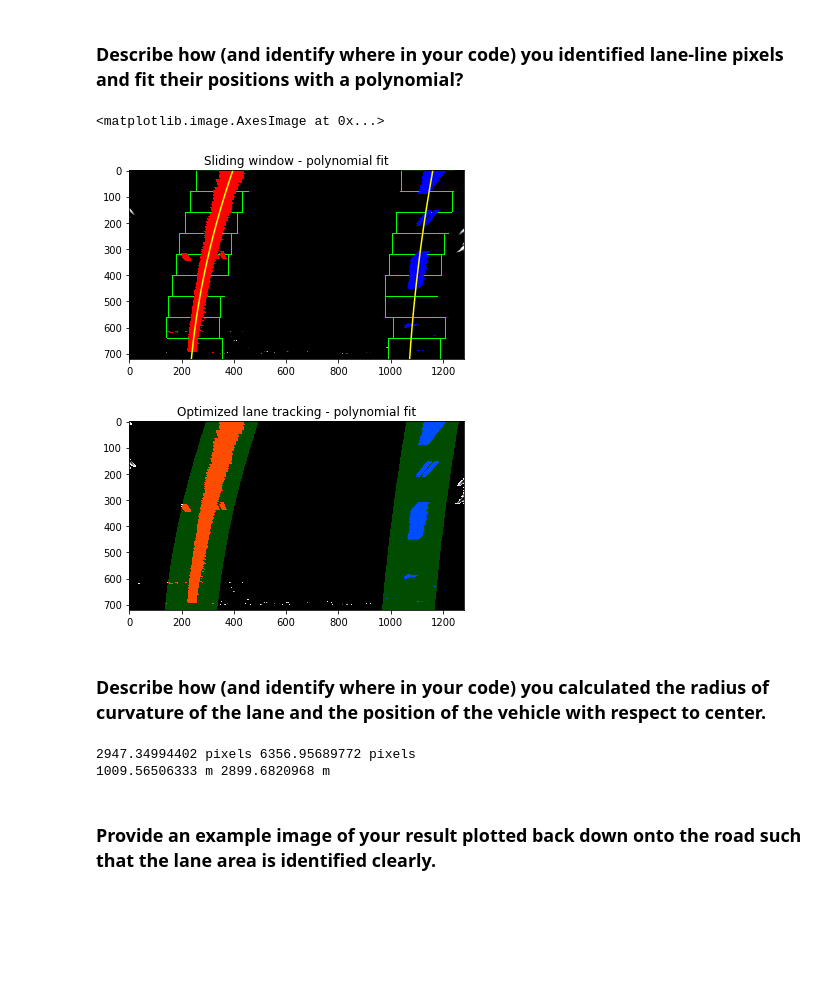
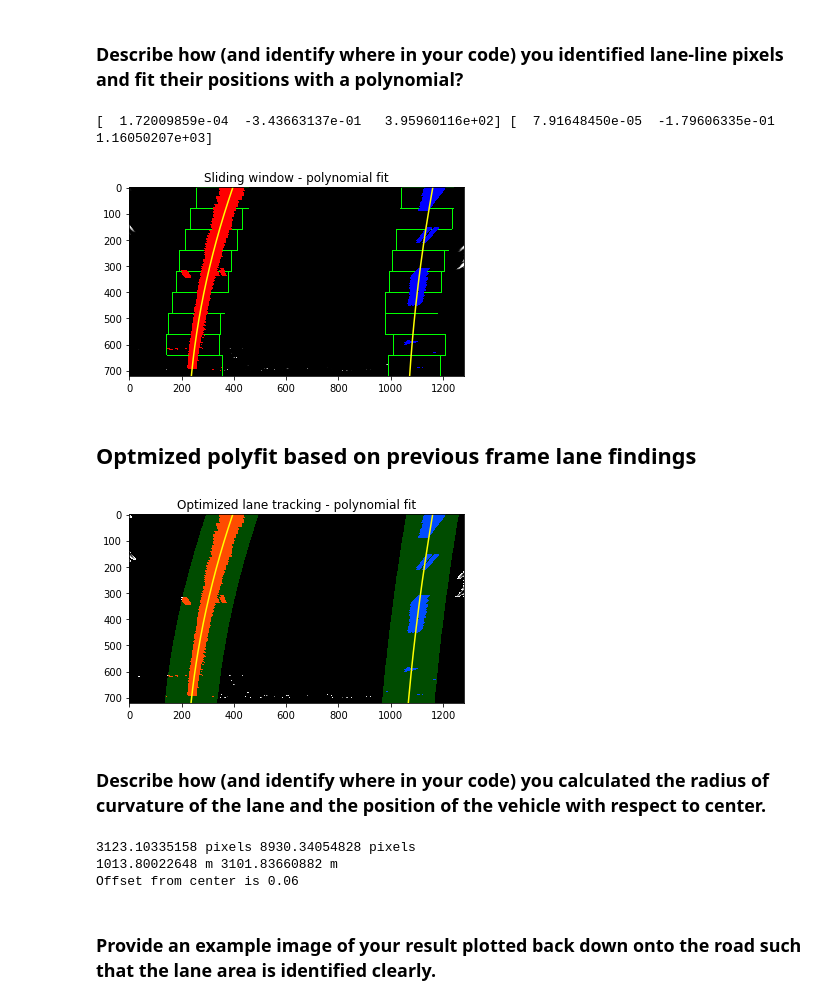
Before and after one commit to kalyanavvaru/selfdrivingcar-2-advanced-lane-finding, a Jupyter notebook: AdvancedLaneFinding.ipynb, the cells around one changed output. Cells and saved outputs as stored; diff of their text form; code cells hidden in the pictures; blank space fills up the shorter version.

```diff
--- a/AdvancedLaneFinding.ipynb
+++ b/AdvancedLaneFinding.ipynb
@@ -344,9 +344,12 @@ plt.plot(left_fitx, ploty, color='yellow')
 plt.plot(right_fitx, ploty, color='yellow')
 plt.title("Sliding window - polynomial fit")
 plt.imshow(sliding_window_poly_fit)
+print(left_fit, right_fit)
 # %% [output]
-<matplotlib.image.AxesImage at 0x...>
+[  1.72009859e-04  -3.43663137e-01   3.95960116e+02] [  7.91648450e-05  -1.79606335e-01   1.16050207e+03]
 [figure]
+# %% [markdown]
+## Optmized polyfit based on previous frame lane findings
 # %%
 # Load our image
 filename = "test6.jpg"
@@ -369,9 +372,9 @@ def fit_poly(img_shape, leftx, lefty, rightx, righty):
     left_fitx = left_fit[0]*ploty**2 + left_fit[1]*ploty + left_fit[2]
     right_fitx = right_fit[0]*ploty**2 + right_fit[1]*ploty + right_fit[2]
 
-    return left_fitx, right_fitx, ploty
+    return left_fitx, right_fitx, ploty, left_fit, right_fit
 
-def search_around_poly(birds_eye_img):
+def search_around_poly(birds_eye_img, left_fit, right_fit):
     birds_eye_img = cv2.cvtColor(birds_eye_img, cv2.COLOR_RGB2GRAY)
     # HYPERPARAMETER
     # Choose the width of the margin around the previous polynomial to search
@@ -401,7 +404,7 @@ def search_around_poly(birds_eye_img):
     righty = nonzeroy[right_lane_inds]
 
     # Fit new polynomials
-    left_fitx, right_fitx, ploty = fit_poly(birds_eye_img.shape, leftx, lefty, rightx, righty)
+    left_fitx, right_fitx, ploty, left_fit, right_fit = fit_poly(birds_eye_img.shape, leftx, lefty, rightx, righty)
 
     ## Visualization ##
     # Create an image to draw on and an image to show the selection window
@@ -412,39 +415,39 @@ def search_around_poly(birds_eye_img):
     out_img[nonzeroy[right_lane_inds], nonzerox[right_lane_inds]] = [0, 0, 255]
 
     # Generate a polygon to illustrate the search window area
     # And recast the x and y points into usable format for cv2.fillPoly()
     left_line_window1 = np.array([np.transpose(np.vstack([left_fitx-margin, ploty]))])
     left_line_window2 = np.array([np.flipud(np.transpose(np.vstack([left_fitx+margin,
                               ploty])))])
     left_line_pts = np.hstack((left_line_window1, left_line_window2))
     right_line_window1 = np.array([np.transpose(np.vstack([right_fitx-margin, ploty]))])
     right_line_window2 = np.array([np.flipud(np.transpose(np.vstack([right_fitx+margin,
                               ploty])))])
     right_line_pts = np.hstack((right_line_window1, right_line_window2))
 
     # Draw the lane onto the warped blank image
     cv2.fillPoly(window_img, np.int_([left_line_pts]), (0,255, 0))
     cv2.fillPoly(window_img, np.int_([right_line_pts]), (0,255, 0))
     result = cv2.addWeighted(out_img, 1, window_img, 0.3, 0)
 
 
     ## End visualization steps ##
-
-    return result, ploty, left_fit, right_fit
+#
+    return result, ploty, left_fit, right_fit, left_fitx, right_fitx
 
 # Run image through the pipeline
 # Note that in your project, you'll also want to feed in the previous fits
-result, ploty, left_fit, right_fit = search_around_poly(threshold_binary_birds_eye_transformed)
+result, ploty, left_fit, right_fit, left_fitx, right_fitx = search_around_poly(threshold_binary_birds_eye_transformed,left_fit,right_fit)
 
 # View your output
 plt.imshow(result)
 # # Plot the polynomial lines onto the image
-# plt.plot(left_fitx, ploty, color='yellow')
-# plt.plot(right_fitx, ploty, color='yellow')
+plt.plot(left_fitx, ploty, color='yellow')
+plt.plot(right_fitx, ploty, color='yellow')
 plt.title("Optimized lane tracking - polynomial fit")
 plt.imsave('output_images/threshold_binary_warped_optimized_'+filename, result,cmap='gray')
 # %% [output]
-[figure, old version]
+[figure, new version]
 # %% [markdown]
 ### Describe how (and identify where in your code) you calculated the radius of curvature of the lane and the position of the vehicle with respect to center.
 # %%
@@ -481,10 +484,13 @@ def fit_poly_real(img_shape, leftx, lefty, rightx, righty):
     ### TO-DO: Calc both polynomials using ploty, left_fit and right_fit ###
     left_fitx = left_fit[0]*ploty**2 + left_fit[1]*ploty + left_fit[2]
     right_fitx = right_fit[0]*ploty**2 + right_fit[1]*ploty + right_fit[2]
+    # calculate offset from the lane center
+    lane_center = (left_fitx[-1] + right_fitx[-1])/2.0
+    camera_center = img_shape[1]/2.0
+    offset_center = (lane_center - camera_center) * xm_per_pix
+    return left_fit_cr, right_fit_cr, ploty, offset_center
 
-    return left_fit_cr, right_fit_cr, ploty
-
-def search_around_poly_real(birds_eye_img):
+def search_around_poly_real(birds_eye_img,left_fit,right_fit):
     birds_eye_img = cv2.cvtColor(birds_eye_img, cv2.COLOR_RGB2GRAY)
     # HYPERPARAMETER
     # Choose the width of the margin around the previous polynomial to search
@@ -498,8 +504,6 @@ def search_around_poly_real(birds_eye_img):
 
     ### TO-DO: Set the area of search based on activated x-values ###
     ### within the +/- margin of our polynomial function ###
-    ### Hint: consider the window areas for the similarly named variables ###
-    ### in the previous quiz, but change the windows to our new search area ###
     left_lane_inds = ((nonzerox > (left_fit[0]*(nonzeroy**2) + left_fit[1]*nonzeroy +
                     left_fit[2] - margin)) & (nonzerox < (left_fit[0]*(nonzeroy**2) +
                     left_fit[1]*nonzeroy + left_fit[2] + margin)))
@@ -514,11 +518,22 @@ def search_around_poly_real(birds_eye_img):
     righty = nonzeroy[right_lane_inds]
 
     # Fit new polynomials
-    left_fit_cr, right_fit_cr, ploty = fit_poly_real(birds_eye_img.shape, leftx, lefty, rightx, righty)
+    left_fit_cr, right_fit_cr, ploty, offset_center = fit_poly_real(birds_eye_img.shape, leftx, lefty, rightx, righty)
 
-    return left_fit_cr, right_fit_cr, ploty
+    return left_fit_cr, right_fit_cr, ploty, offset_center
 
-def measure_curvature_real():
+def get_vehicle_position(img_shape, left_lane_pos, right_lane_pos):
+    xm_per_pix = 3.7 / 700 # meters per pixel in x dimension
+    # Calculate position based on midpoint - center of lanes distance
+    midpoint = img_shape // 2
+    center_of_lanes = (right_lane_pos + left_lane_pos) / 2
+    position = midpoint - center_of_lanes
+    # Get value in meters
+    real_position = position * xm_per_pix
+    return real_position
+
+
+def measure_curvature_real(left_fit_cr, right_fit_cr, ploty):
     '''
     Calculates the curvature of polynomial functions in meters.
     '''
@@ -537,14 +552,17 @@ def measure_curvature_real():
     return left_curverad, right_curverad
 
 #Run image through the pipeline
-left_fit_cr, right_fit_cr, ploty = search_around_poly_real(threshold_binary_birds_eye_transformed)
+left_fit_cr, right_fit_cr, ploty, offset_center = search_around_poly_real(threshold_binary_birds_eye_transformed, left_fit, right_fit)
 # Calculate the radius of curvature in meters for both lane lines
-left_curverad, right_curverad = measure_curvature_real()
+left_curverad, right_curverad = measure_curvature_real(left_fit_cr, right_fit_cr, ploty)
 
 print(left_curverad, 'm', right_curverad, 'm')
+
+print("Offset from center is " + str(round(offset_center,2)))
 # %% [output]
-2947.34994402 pixels 6356.95689772 pixels
-1009.56506333 m 2899.6820968 m
+3123.10335158 pixels 8930.34054828 pixels
+1013.80022648 m 3101.83660882 m
+Offset from center is 0.06
 # %% [markdown]
 ### Provide an example image of your result plotted back down onto the road such that the lane area is identified clearly.
 # %%
```
Also changed, not shown: parts of 6 cells of this notebook, 5 other files.
